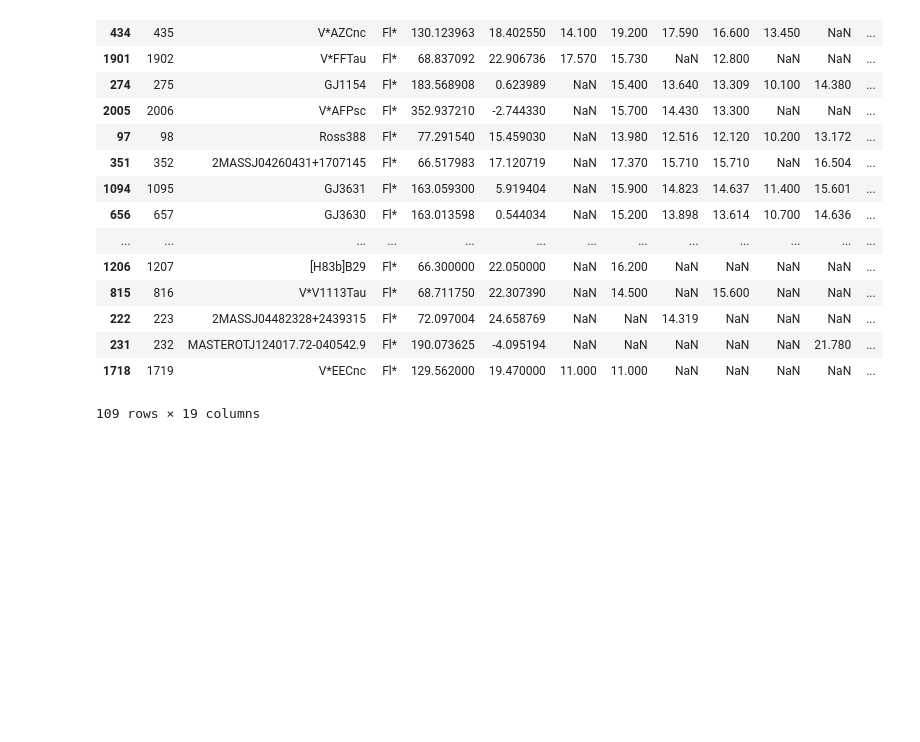
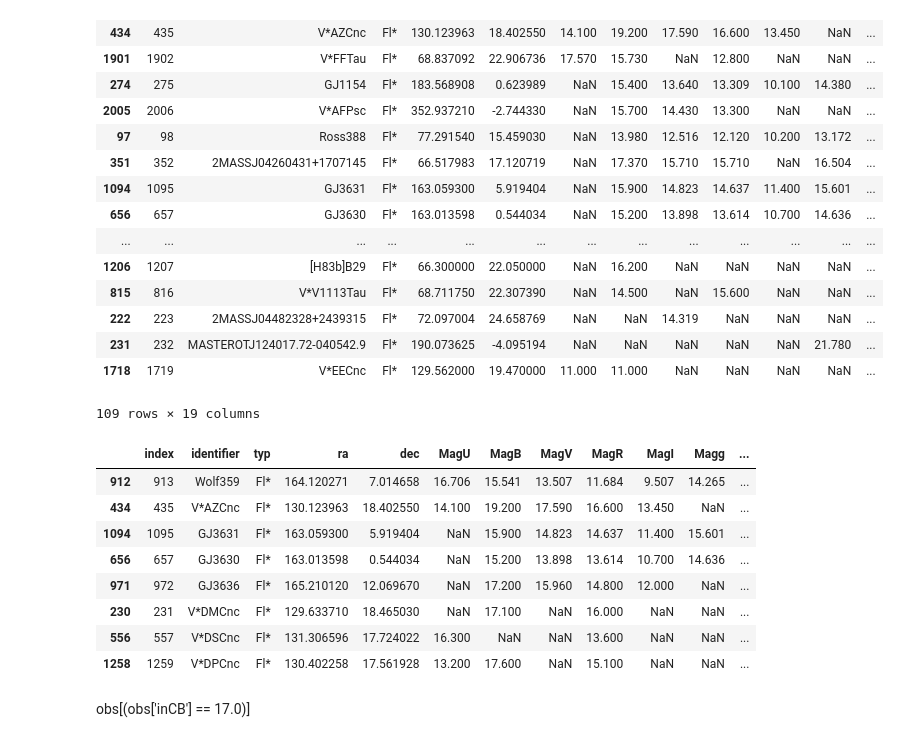
Before and after one commit to mrtommyb/radioflares, a Jupyter notebook: messing-around.ipynb, the cells around one changed output. Cells and saved outputs as stored; diff of their text form; code cells hidden in the pictures; blank space fills up the shorter version.

```diff
--- a/messing-around.ipynb
+++ b/messing-around.ipynb
@@ -63,3 +63,26 @@ savetable
 | 231 | 232 | MASTEROTJ124017.72-040542.9 | Fl* | 190.073625 | -4.095194 | NaN | NaN | NaN | NaN | NaN | 21.780 | ... |
 | 1718 | 1719 | V*EECnc | Fl* | 129.562000 | 19.470000 | 11.000 | 11.000 | NaN | NaN | NaN | NaN | ... |
 109 rows × 19 columns
+# %%
+# observable in C15 or 16
+
+#mask
+mask = ((obs['inCA'] >=14.0) | (obs['inCB'] >= 14.0)) & \
+        ((obs['inCA'] != 17.0) & (obs['inCB'] != 17.0)) & \
+    ((obs['inCA'] != 18.0) & (obs['inCB'] != 18.0)) & \
+        ((obs['MagV'] <= 17.) | (obs['MagR'] <= 17.) | (obs['Magr'] <= 17.))
+
+cycle5 = obs.sort_values('bib', ascending=False).loc[mask]
+cycle5
+# %% [output]
+|  | index | identifier | typ | ra | dec | MagU | MagB | MagV | MagR | MagI | Magg | ... |
+| 912 | 913 | Wolf359 | Fl* | 164.120271 | 7.014658 | 16.706 | 15.541 | 13.507 | 11.684 | 9.507 | 14.265 | ... |
+| 434 | 435 | V*AZCnc | Fl* | 130.123963 | 18.402550 | 14.100 | 19.200 | 17.590 | 16.600 | 13.450 | NaN | ... |
+| 1094 | 1095 | GJ3631 | Fl* | 163.059300 | 5.919404 | NaN | 15.900 | 14.823 | 14.637 | 11.400 | 15.601 | ... |
+| 656 | 657 | GJ3630 | Fl* | 163.013598 | 0.544034 | NaN | 15.200 | 13.898 | 13.614 | 10.700 | 14.636 | ... |
+| 971 | 972 | GJ3636 | Fl* | 165.210120 | 12.069670 | NaN | 17.200 | 15.960 | 14.800 | 12.000 | NaN | ... |
+| 230 | 231 | V*DMCnc | Fl* | 129.633710 | 18.465030 | NaN | 17.100 | NaN | 16.000 | NaN | NaN | ... |
+| 556 | 557 | V*DSCnc | Fl* | 131.306596 | 17.724022 | 16.300 | NaN | NaN | 13.600 | NaN | NaN | ... |
+| 1258 | 1259 | V*DPCnc | Fl* | 130.402258 | 17.561928 | 13.200 | 17.600 | NaN | 15.100 | NaN | NaN | ... |
+# %% [markdown]
+obs[(obs['inCB'] == 17.0)]
```
